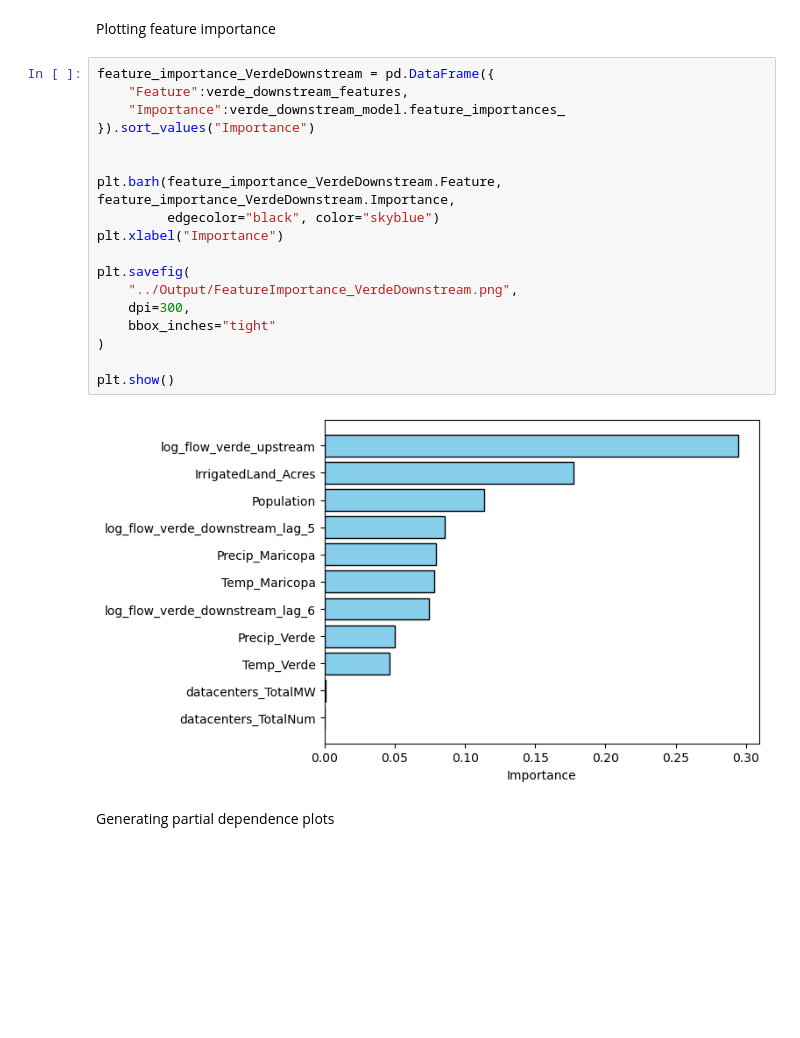
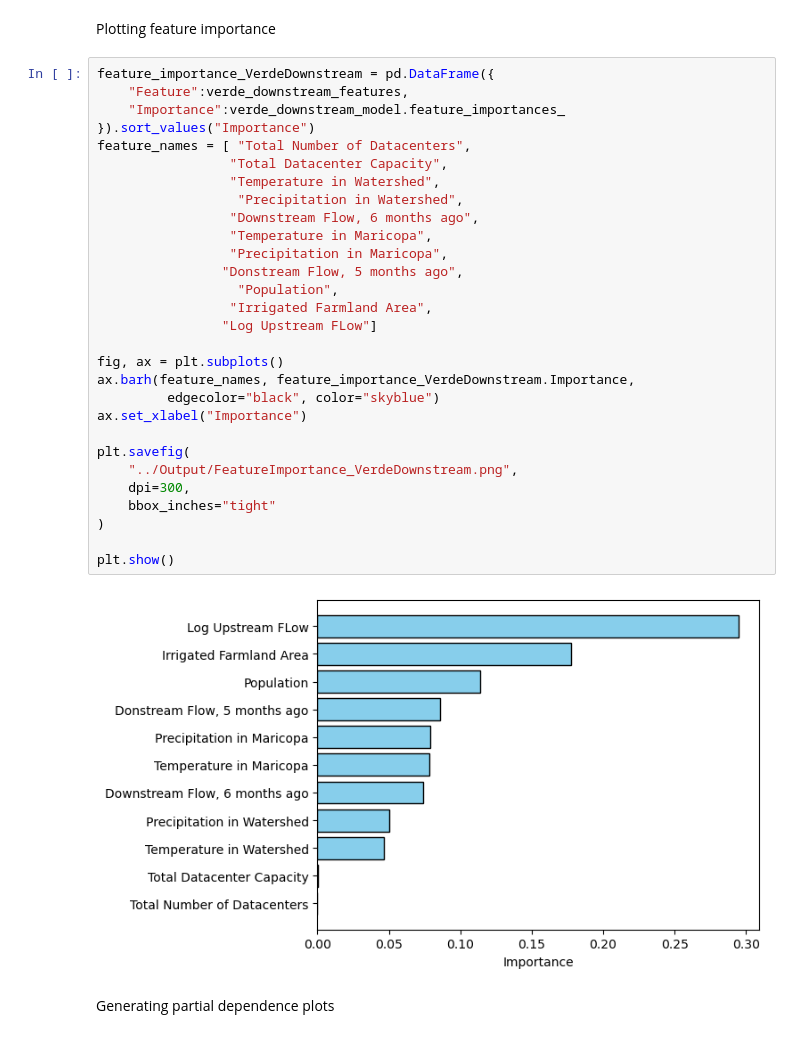
Before and after one commit to Erdos-Projects/summer26-water-use-sustainability, a Jupyter notebook: Code/03_verde_modeling.ipynb, the cells around one changed output. Cells and saved outputs as stored; diff of their text form; blank space fills up the shorter version.

```diff
--- a/Code/03_verde_modeling.ipynb
+++ b/Code/03_verde_modeling.ipynb
@@ -456,23 +456,34 @@ Plotting feature importance
 # %%
 feature_importance_VerdeDownstream = pd.DataFrame({
     "Feature":verde_downstream_features,
     "Importance":verde_downstream_model.feature_importances_
 }).sort_values("Importance")
+feature_names = [ "Total Number of Datacenters",
+                 "Total Datacenter Capacity",
+                 "Temperature in Watershed",
+                  "Precipitation in Watershed",
+                 "Downstream Flow, 6 months ago",
+                 "Temperature in Maricopa",
+                 "Precipitation in Maricopa",
+                "Donstream Flow, 5 months ago",
+                  "Population",
+                 "Irrigated Farmland Area",
+                "Log Upstream FLow"]
 
-
-plt.barh(feature_importance_VerdeDownstream.Feature, feature_importance_VerdeDownstream.Importance,
+fig, ax = plt.subplots()
+ax.barh(feature_names, feature_importance_VerdeDownstream.Importance,
          edgecolor="black", color="skyblue")
-plt.xlabel("Importance")
+ax.set_xlabel("Importance")
 
 plt.savefig(
     "../Output/FeatureImportance_VerdeDownstream.png",
     dpi=300,
     bbox_inches="tight"
 )
 
 plt.show()
 # %% [output]
-[figure, old version]
+[figure, new version]
 # %% [markdown]
 Generating partial dependence plots
 # %%
```
Also changed, not shown: parts of 8 cells of this notebook, 24 other files.
